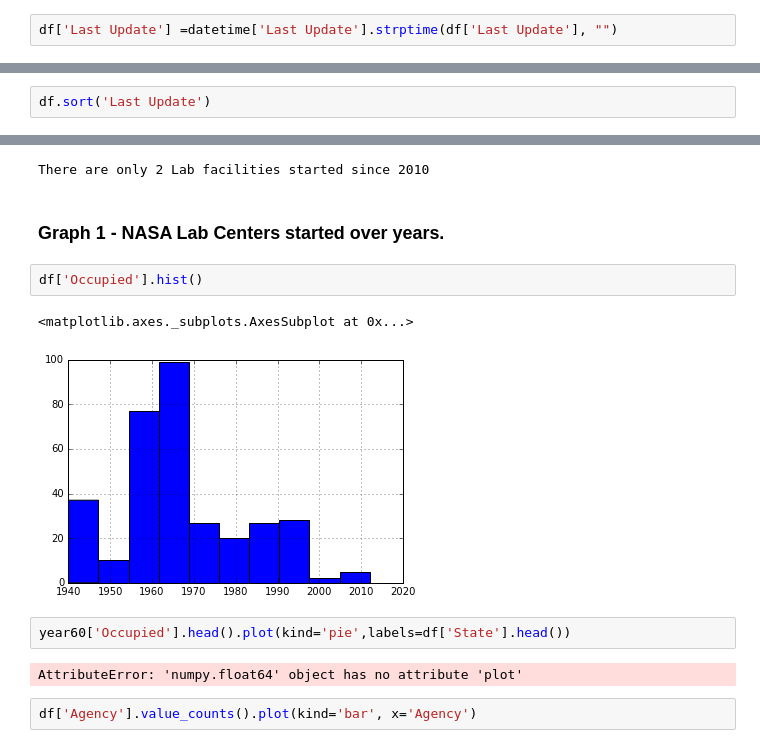
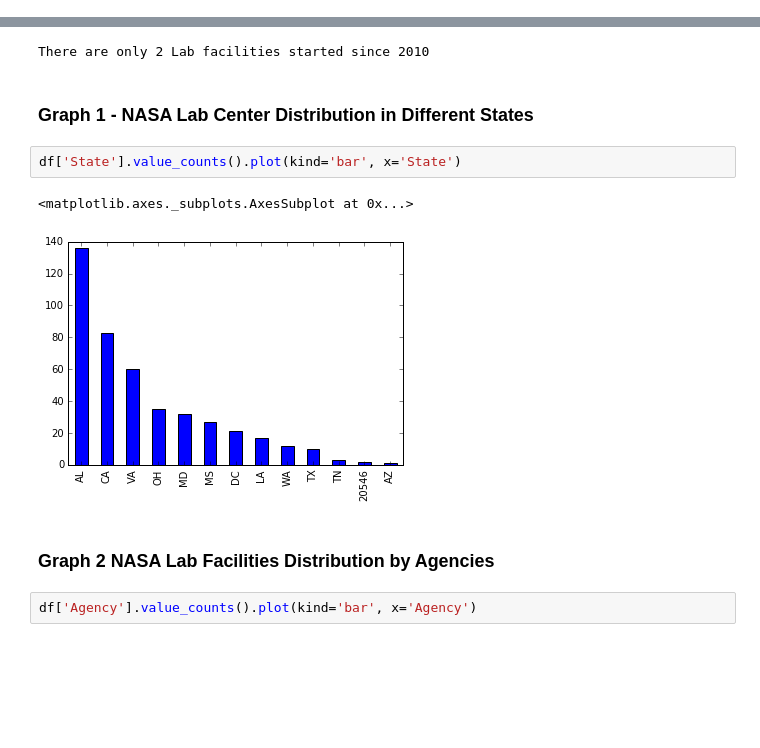
Before and after one commit to radhikapc/foundation-homework, a Jupyter notebook: homework08/Homework08-NASALabFacilities-Radhika.ipynb, the cells around one changed output, grey strips where cells are left out. Cells and saved outputs as stored; diff of their text form; blank space fills up the shorter version.

```diff
--- a/homework08/Homework08-NASALabFacilities-Radhika.ipynb
+++ b/homework08/Homework08-NASALabFacilities-Radhika.ipynb
@@ -323,8 +326,6 @@ dropped = df[df['Last Update'] != "300 E St, SW"]
 for x in (dropped['Last Update']):
     if isinstance(x, str):
         print(x)
-# %%
-df['Last Update'] =datetime['Last Update'].strptime(df['Last Update'], "")
 # %%
 df['Last Update'].str[:5]
 df
@@ -333,5 +358,3 @@ dropped.sort_values(by='Last Update',ascending=False).head(3)
-# %%
-df.sort('Last Update')
 # %% [markdown]
 #### 15. Find all the centers that begin between 1960 - 1969, 1970 - 1979, 1980 - 1989, 1990 - 1999, and 2000 and beyond
 # %%
@@ -516,16 +551,14 @@ print("There are only", year10['Occupied'].value_counts().sum(), "Lab facilities
 # %% [output]
 There are only 2 Lab facilities started since 2010
 # %% [markdown]
-### Graph 1 - NASA Lab Centers started over years.
+### Graph 1 - NASA Lab Center Distribution in Different States
-# %%
-df['Occupied'].hist()
-# %% [output]
-<matplotlib.axes._subplots.AxesSubplot at 0x...>
-[figure, removed]
-# %%
-year60['Occupied'].head().plot(kind='pie',labels=df['State'].head())
-# %% [output]
-AttributeError: 'numpy.float64' object has no attribute 'plot'
+# %%
+df['State'].value_counts().plot(kind='bar', x='State')
+# %% [output]
+<matplotlib.axes._subplots.AxesSubplot at 0x...>
+[figure, added]
+# %% [markdown]
+### Graph 2 NASA Lab Facilities Distribution by Agencies
 # %%
 df['Agency'].value_counts().plot(kind='bar', x='Agency')
 # %% [output]
```
Also changed, not shown: parts of 12 cells of this notebook, 1 other file.
